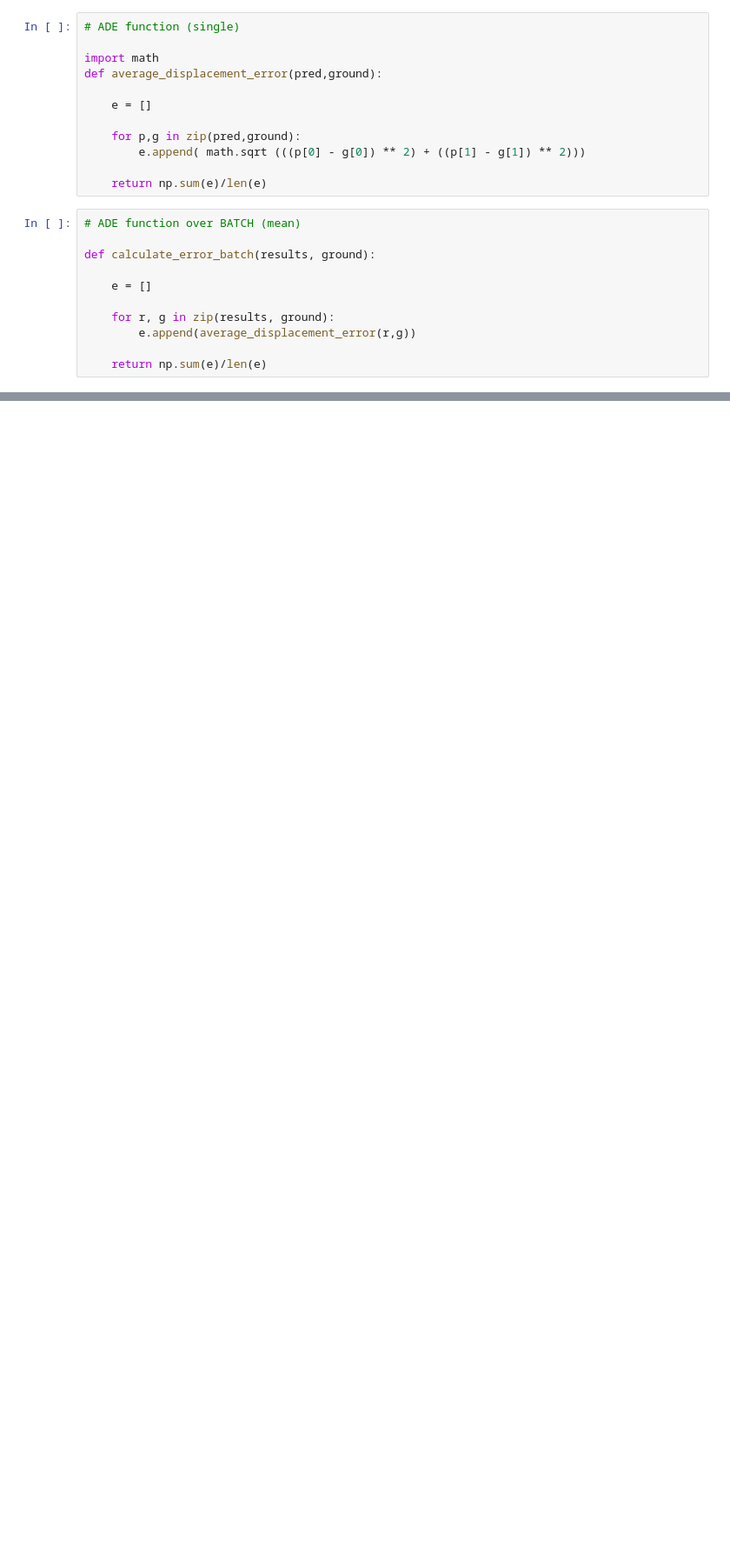
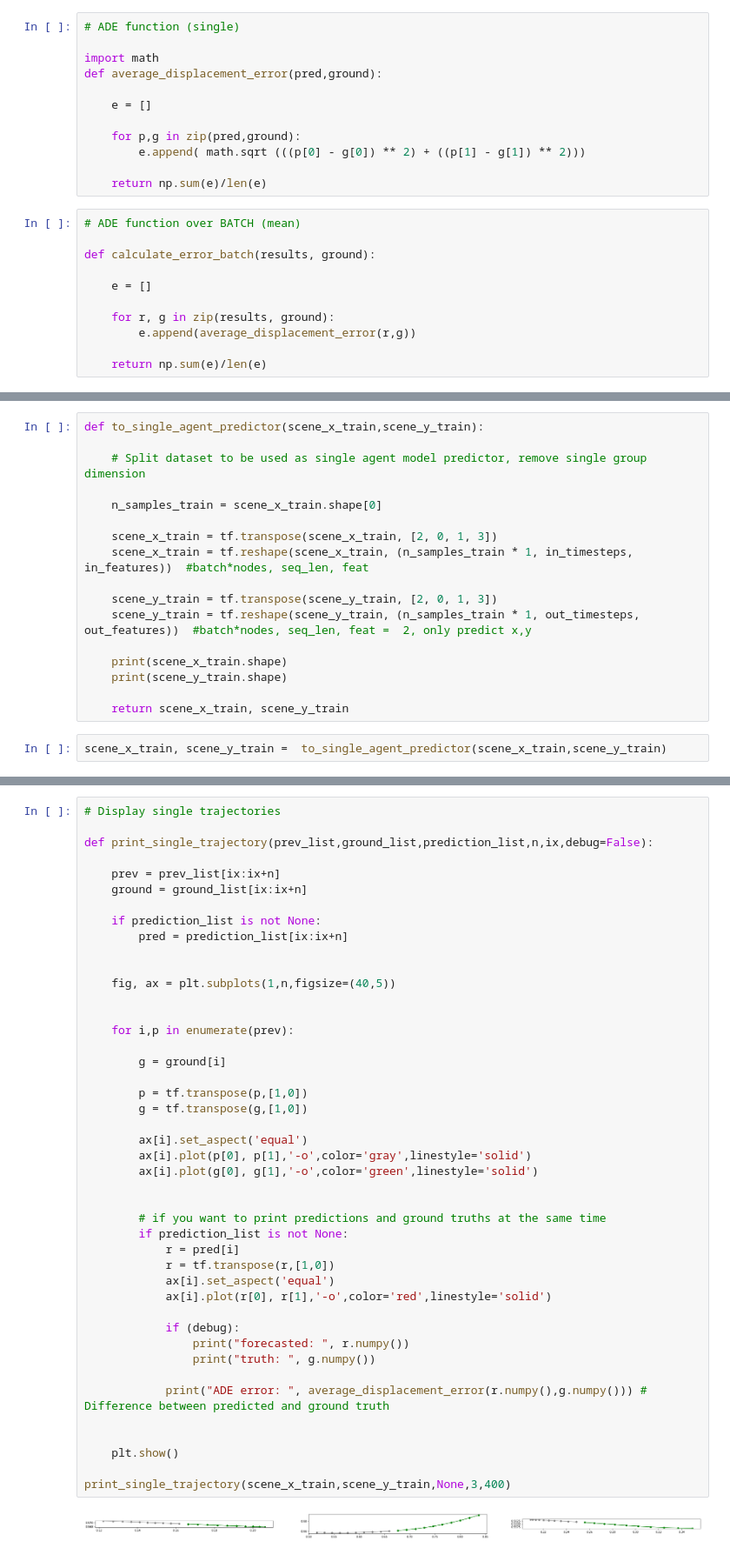
Before and after one commit to victorsergio/GNN-trajectory-prediction-2023, a Jupyter notebook: sac_baseline_model.ipynb, the cells around one changed output, grey strips where cells are left out. Shown: that part at 87% size. Drawn from its saved outputs; the diff is of its cells as text; blank space fills up the shorter version.

Commit message:
Code refactoring, trajectory display, ADE error, test and train evaluation, debug

```diff
--- a/sac_baseline_model.ipynb
+++ b/sac_baseline_model.ipynb
@@ -904,0 +200,19 @@ print(treverse)
+# %%
+def to_single_agent_predictor(scene_x_train,scene_y_train):
+
+    # Split dataset to be used as single agent model predictor, remove single group dimension
+
+    n_samples_train = scene_x_train.shape[0]
+
+    scene_x_train = tf.transpose(scene_x_train, [2, 0, 1, 3])
+    scene_x_train = tf.reshape(scene_x_train, (n_samples_train * 1, in_timesteps, in_features))  #batch*nodes, seq_len, feat
+
+    scene_y_train = tf.transpose(scene_y_train, [2, 0, 1, 3])
+    scene_y_train = tf.reshape(scene_y_train, (n_samples_train * 1, out_timesteps, out_features))  #batch*nodes, seq_len, feat =  2, only predict x,y
+
+    print(scene_x_train.shape)
+    print(scene_y_train.shape)
+
+    return scene_x_train, scene_y_train
+# %%
+scene_x_train, scene_y_train =  to_single_agent_predictor(scene_x_train,scene_y_train)
@@ -904,0 +222,46 @@ print(treverse)
+# %%
+# Display single trajectories
+
+def print_single_trajectory(prev_list,ground_list,prediction_list,n,ix,debug=False):
+
+    prev = prev_list[ix:ix+n]
+    ground = ground_list[ix:ix+n]
+
+    if prediction_list is not None:
+        pred = prediction_list[ix:ix+n]
+
+
+    fig, ax = plt.subplots(1,n,figsize=(40,5))
+
+
+    for i,p in enumerate(prev):
+
+        g = ground[i]
+
+        p = tf.transpose(p,[1,0])
+        g = tf.transpose(g,[1,0])
+
+        ax[i].set_aspect('equal')
+        ax[i].plot(p[0], p[1],'-o',color='gray',linestyle='solid')
+        ax[i].plot(g[0], g[1],'-o',color='green',linestyle='solid')
+
+
+        # if you want to print predictions and ground truths at the same time
+        if prediction_list is not None:
+            r = pred[i]
+            r = tf.transpose(r,[1,0])
+            ax[i].set_aspect('equal')
+            ax[i].plot(r[0], r[1],'-o',color='red',linestyle='solid')
+
+            if (debug):
+                print("forecasted: ", r.numpy())
+                print("truth: ", g.numpy())
+
+            print("ADE error: ", average_displacement_error(r.numpy(),g.numpy())) # Difference between predicted and ground truth
+
+
+    plt.show()
+
+print_single_trajectory(scene_x_train,scene_y_train,None,3,400)
+# %% [output]
+[figure, added]
```
Also changed, not shown: parts of 116 cells of this notebook.
